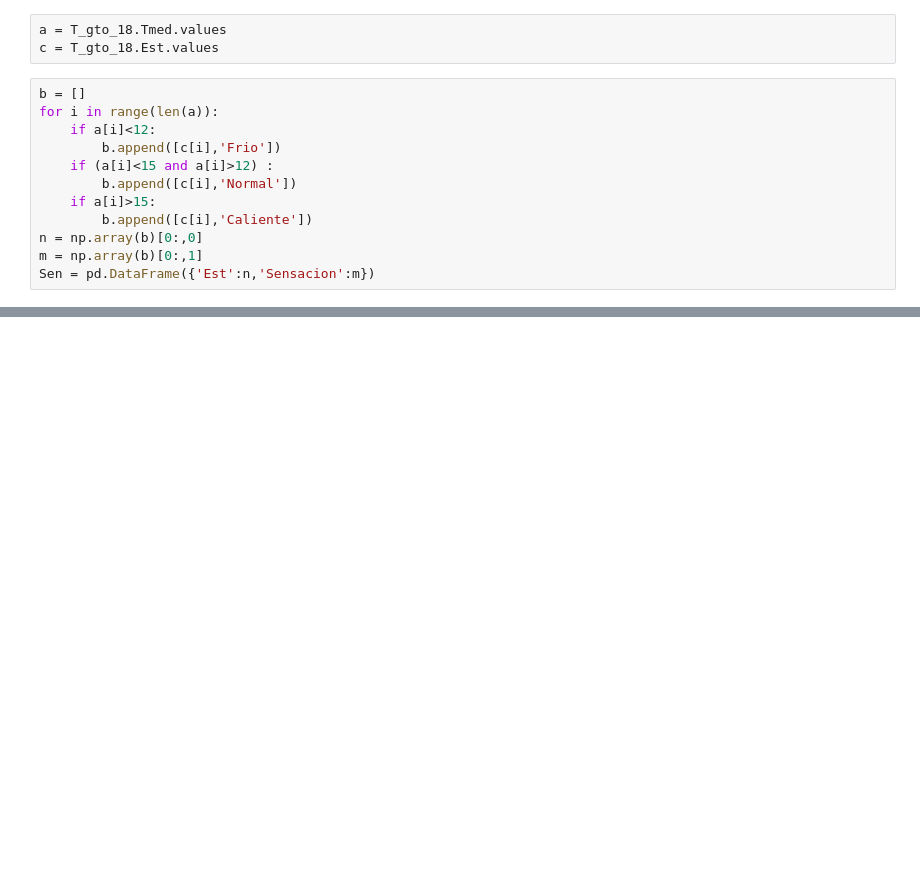
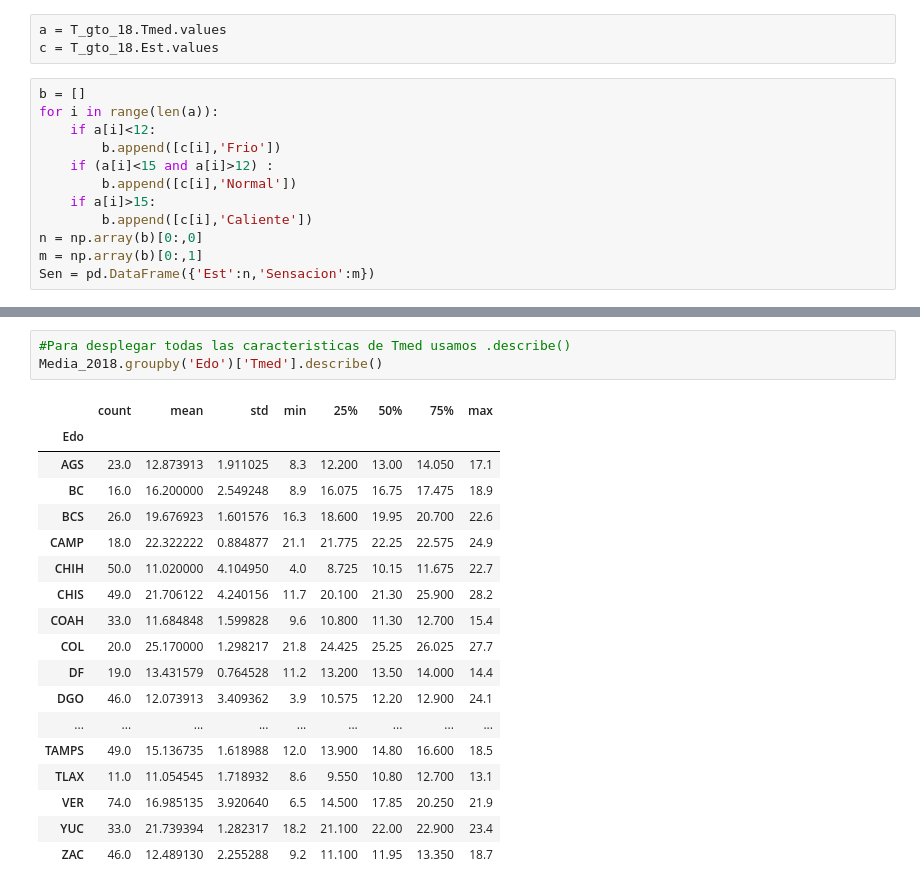
Before and after one commit to DCIDA2019/da2019-Oscar2401, a Jupyter notebook: Semana2/Tareas/Tarea_1.ipynb, the cells around one changed output, grey strips where cells are left out. Saved outputs shown, nothing was run; the diff lists cells and outputs as text; blank space fills up the shorter version.

```diff
--- a/Semana2/Tareas/Tarea_1.ipynb
+++ b/Semana2/Tareas/Tarea_1.ipynb
@@ -872,0 +941,22 @@ pd.merge(T_gto_18,Sen)
+# %%
+#Para desplegar todas las caracteristicas de Tmed usamos .describe()
+Media_2018.groupby('Edo')['Tmed'].describe()
+# %% [output]
+|  | count | mean | std | min | 25% | 50% | 75% | max |
+| Edo |  |  |  |  |  |  |  |  |
+| AGS | 23.0 | 12.873913 | 1.911025 | 8.3 | 12.200 | 13.00 | 14.050 | 17.1 |
+| BC | 16.0 | 16.200000 | 2.549248 | 8.9 | 16.075 | 16.75 | 17.475 | 18.9 |
+| BCS | 26.0 | 19.676923 | 1.601576 | 16.3 | 18.600 | 19.95 | 20.700 | 22.6 |
+| CAMP | 18.0 | 22.322222 | 0.884877 | 21.1 | 21.775 | 22.25 | 22.575 | 24.9 |
+| CHIH | 50.0 | 11.020000 | 4.104950 | 4.0 | 8.725 | 10.15 | 11.675 | 22.7 |
+| CHIS | 49.0 | 21.706122 | 4.240156 | 11.7 | 20.100 | 21.30 | 25.900 | 28.2 |
+| COAH | 33.0 | 11.684848 | 1.599828 | 9.6 | 10.800 | 11.30 | 12.700 | 15.4 |
+| COL | 20.0 | 25.170000 | 1.298217 | 21.8 | 24.425 | 25.25 | 26.025 | 27.7 |
+| DF | 19.0 | 13.431579 | 0.764528 | 11.2 | 13.200 | 13.50 | 14.000 | 14.4 |
+| DGO | 46.0 | 12.073913 | 3.409362 | 3.9 | 10.575 | 12.20 | 12.900 | 24.1 |
+| ... | ... | ... | ... | ... | ... | ... | ... | ... |
+| TAMPS | 49.0 | 15.136735 | 1.618988 | 12.0 | 13.900 | 14.80 | 16.600 | 18.5 |
+| TLAX | 11.0 | 11.054545 | 1.718932 | 8.6 | 9.550 | 10.80 | 12.700 | 13.1 |
+| VER | 74.0 | 16.985135 | 3.920640 | 6.5 | 14.500 | 17.85 | 20.250 | 21.9 |
+| YUC | 33.0 | 21.739394 | 1.282317 | 18.2 | 21.100 | 22.00 | 22.900 | 23.4 |
+| ZAC | 46.0 | 12.489130 | 2.255288 | 9.2 | 11.100 | 11.95 | 13.350 | 18.7 |
```
Also changed, not shown: parts of 19 cells of this notebook.
